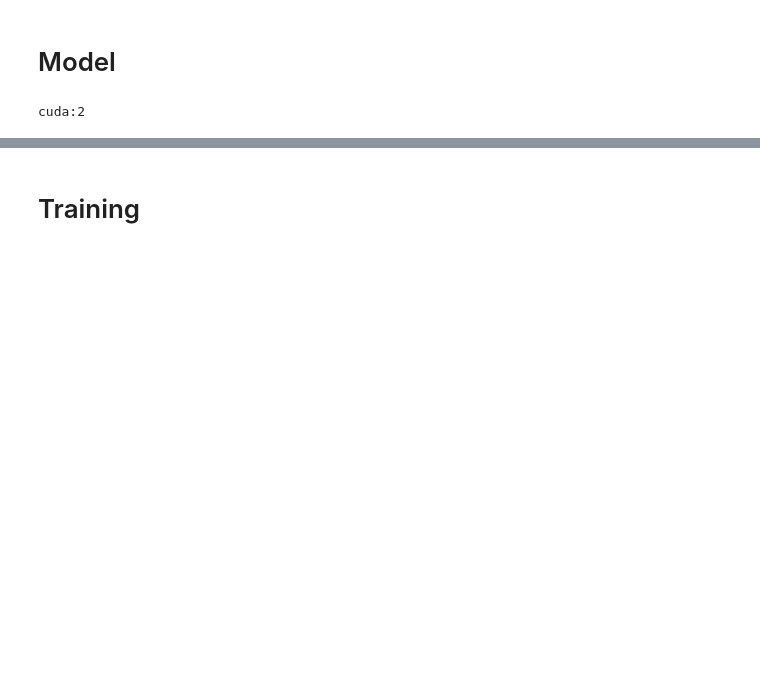
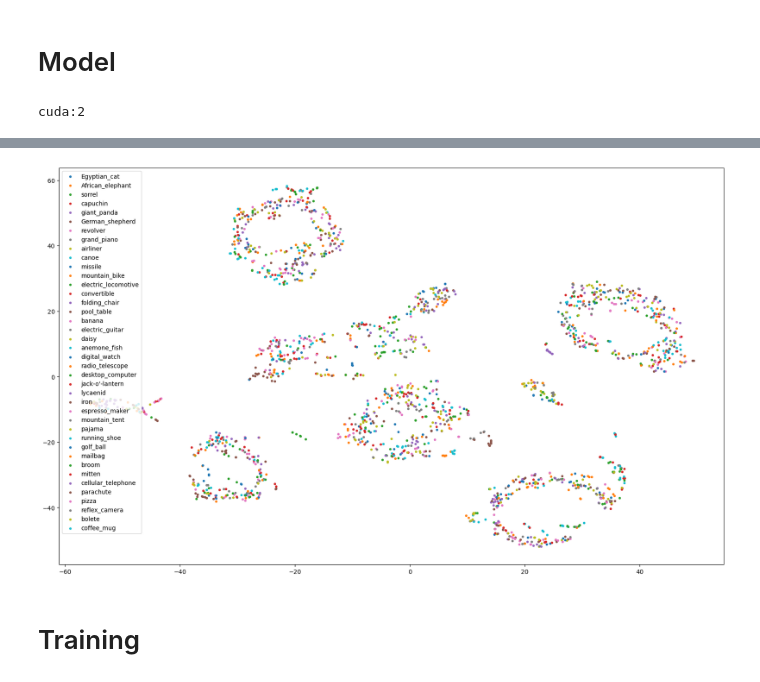
Before and after one commit to minsuk00/BrainDecoder, a Jupyter notebook: notebook/contrastive_learning.ipynb, the cells around one changed output, grey strips where cells are left out. Saved outputs shown, nothing was run; the diff lists cells and outputs as text; code cells hidden in the pictures; blank space fills up the shorter version.

Commit message:
Feat: add TSNE implementation to contrastive learning

```diff
--- a/notebook/contrastive_learning.ipynb
+++ b/notebook/contrastive_learning.ipynb
@@ -119,7 +119,7 @@ class Splitter(Dataset):
                 raise Exception(f"get_data failed after {cnt} tries")
             cnt += 1
 # %%
-dataset = EEGDataset(eeg_dataset_file_name="eeg_5_95_std.pth")
+dataset = EEGDataset(eeg_dataset_file_name="eeg_signals_raw_with_mean_std.pth")
 loaders = {
     split: DataLoader(
         Splitter(dataset, split_name=split), batch_size=16, shuffle=True, drop_last=True
@@ -151,0 +190,16 @@ cuda:2
+# %%
+a = torch.tensor([2, 2, 2, 2, 3])
+b = a.reshape(-1, 1)
+print(b)
+a.unsqueeze(dim=1)
+c = torch.eq(a, b)
+identity = torch.eye(a.size(0))
+c = c.logical_and(torch.logical_not(identity)).to(dtype=float)
+print(c)
+res = c * e
+print(res)
+print("####")
+print(res.max(dim=1))
+print("####")
+print(res.max(dim=1).values)
+print(torch.clamp(res.max(dim=1).values, 140))
@@ -274,6 +396,49 @@ class FeatureExtractor_ContrastiveLearning_NN(L.LightningModule):
         self.scheduler = scheduler
         return [optimizer], [scheduler]
         # return [optimizer]
+# %%
+from sklearn.manifold import TSNE
+from matplotlib import pyplot as plt
+import lookup_dict as ld
+
+mod = FeatureExtractor_ContrastiveLearning_NN()
+mod.to(device)
+
+
+def show_manifold(dataloader=loaders["val"]):
+    features = []
+    actuals = []
+
+    with torch.no_grad():
+        for data in dataloader:
+            eegs, labels, _ = data
+
+            actuals += labels.cpu().numpy().tolist()
+            features += mod(eegs).cpu().numpy().tolist()
+
+    tsne = TSNE(n_components=2, random_state=0)
+    cluster = np.array(tsne.fit_transform(np.array(features)))
+    actuals = np.array(actuals)
+
+    plt.figure(figsize=(20, 12))
+    for i in range(40):
+        idx = np.where(actuals == i)
+        plt.scatter(
+            cluster[idx, 0],
+            cluster[idx, 1],
+            marker=".",
+            label=ld.id_to_name[ld.lookup_dict[i]],
+        )
+
+    plt.legend()
+    plt.show()
+
+    return
+
+
+show_manifold()
+# %% [output]
+[figure, added]
 # %% [markdown]
 # Training
 # %%
```
Also changed, not shown: parts of 10 cells of this notebook.
